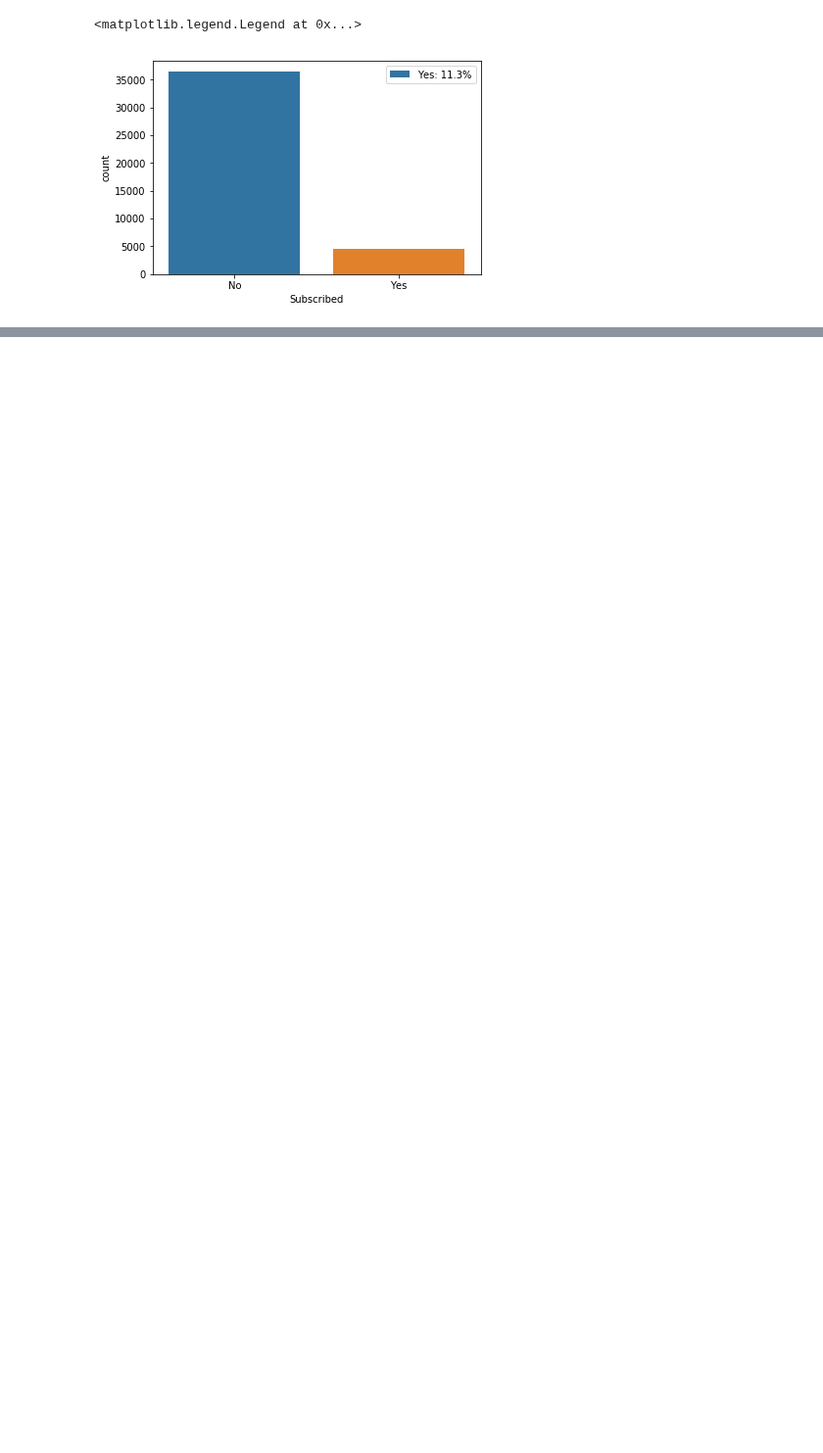
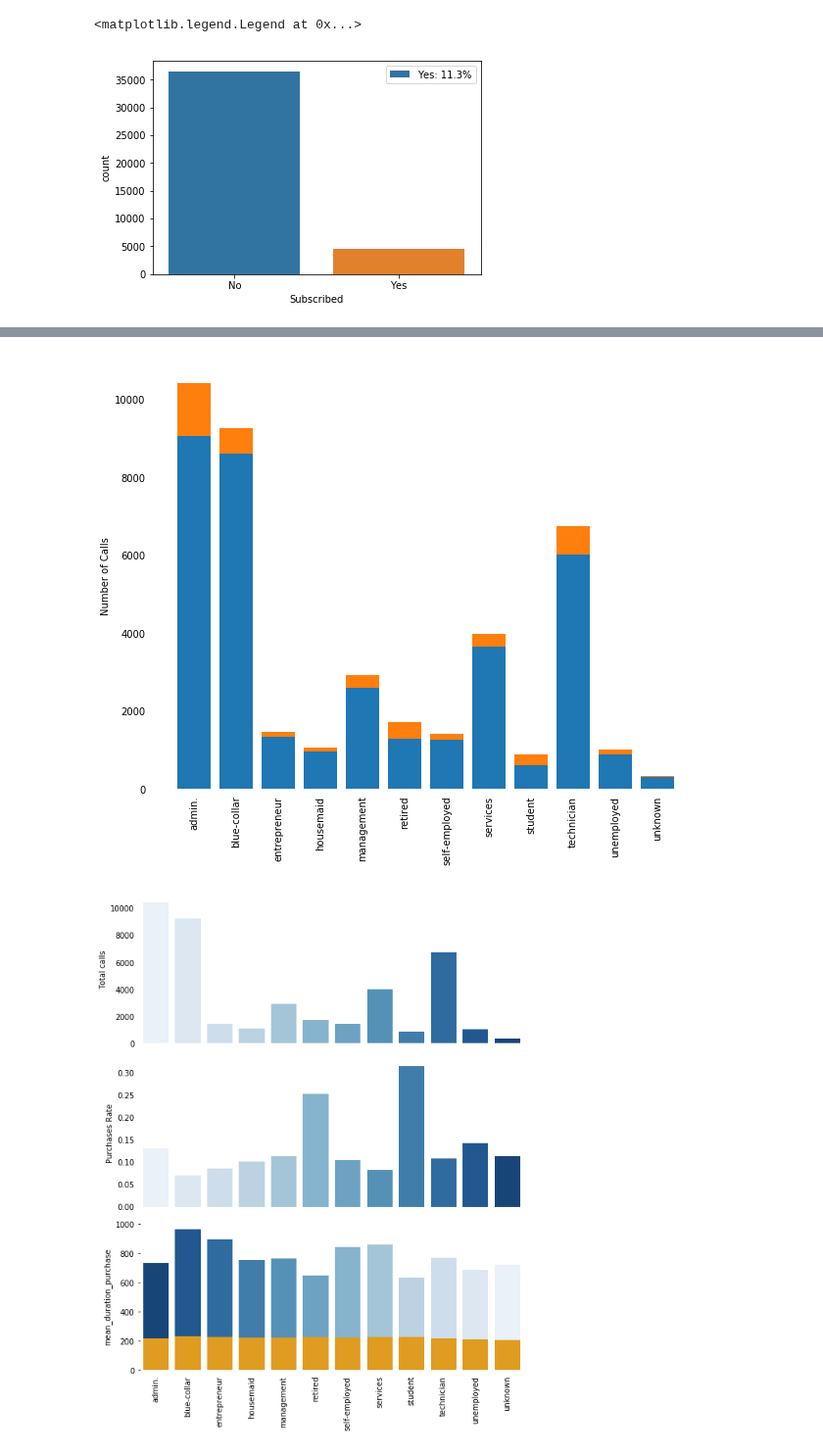
Before and after one commit to mkm29/DataScience, a Jupyter notebook: thinkful/unit/1/capstone/Bank Marketing.ipynb, the cells around one changed output, grey strips where cells are left out. Shown at 98% size. Cells and saved outputs as stored; diff of their text form; code cells hidden in the pictures; blank space fills up the shorter version.

```diff
--- a/thinkful/unit/1/capstone/Bank Marketing.ipynb
+++ b/thinkful/unit/1/capstone/Bank Marketing.ipynb
@@ -573,0 +255,58 @@ Therefore, a simple allocation adjustment should result in more purchases of lon
+# %%
+jg = df.groupby("job")
+mg = df.groupby("month")
+dg = df.groupby("day_of_week")
+
+jobs = pd.DataFrame([jg.y.size(),
+                     jg.duration.sum(),
+                     jg.y.sum(),
+                     df.query("y == 0").groupby("job").duration.mean(),
+                     df.query("y == 1").groupby("job").duration.mean()])
+
+jobs = jobs.transpose()
+colnames = ["total_calls",
+            "total_duration",
+            "purchases",
+            "mean_duration_no_purchase",
+            "mean_duration_purchase"]
+jobs.columns = colnames
+jobs["rate"] = jobs.purchases / jobs.total_calls
+# %%
+fig = plt.figure(figsize=(10,8))
+plt.bar(x=jobs.index, height=(jobs.total_calls - jobs.purchases))
+plt.bar(x=jobs.index, height=jobs.purchases, bottom=(jobs.total_calls - jobs.purchases))
+plt.xticks(rotation=90)
+sns.despine(left=True, bottom=True)
+plt.tick_params(axis='x', bottom = False)
+plt.tick_params(axis = 'y', left = False)
+plt.ylabel("Number of Calls")
+plt.show()
+
+fig, (ax1, ax2, ax3) = plt.subplots(3,1, sharex=True)
+fig.set_figheight(10)
+fig.set_figwidth(8)
+
+sns.barplot(x=jobs.index, y=jobs.total_calls, ax=ax1, palette="Blues")
+ax1.set(xlabel="", ylabel = "Total calls")
+sns.barplot(x=jobs.index, y=jobs.rate, ax=ax2, palette="Blues")
+ax2.set(xlabel="", ylabel = "Purchases Rate")
+
+ax1.tick_params(axis='x', which='both', bottom=False, top=False, labelbottom=False)
+ax1.tick_params(axis='y', left=False)
+ax2.tick_params(axis='x', which='both', bottom=False, top=False, labelbottom=False)
+ax2.tick_params(axis='y', left=False)
+
+# stacked barplot of durations
+sns.barplot(x=jobs.index, y=jobs.mean_duration_no_purchase, ax=ax3, color = "orange")
+sns.barplot(x=jobs.index, y=jobs.mean_duration_purchase,
+            bottom=jobs.mean_duration_no_purchase, ax=ax3, palette = "Blues_r")
+ax3.set_xticklabels(ax3.get_xticklabels(),rotation=90)
+ax3.tick_params(axis='x', bottom=False)
+ax3.set(xlabel = "")
+sns.despine(fig=fig, bottom=True, left=True)
+#fig.suptitle("Statistics by Date")
+fig.tight_layout()
+fig.show()
+# %% [output]
+[figure, added]
+[figure, added]
```
Also changed, not shown: parts of 54 cells of this notebook.
